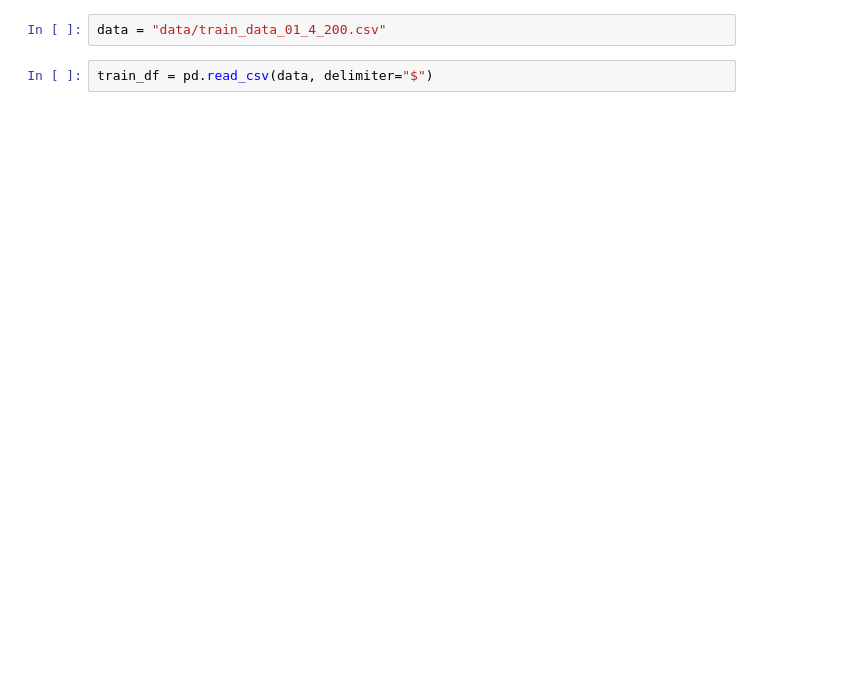
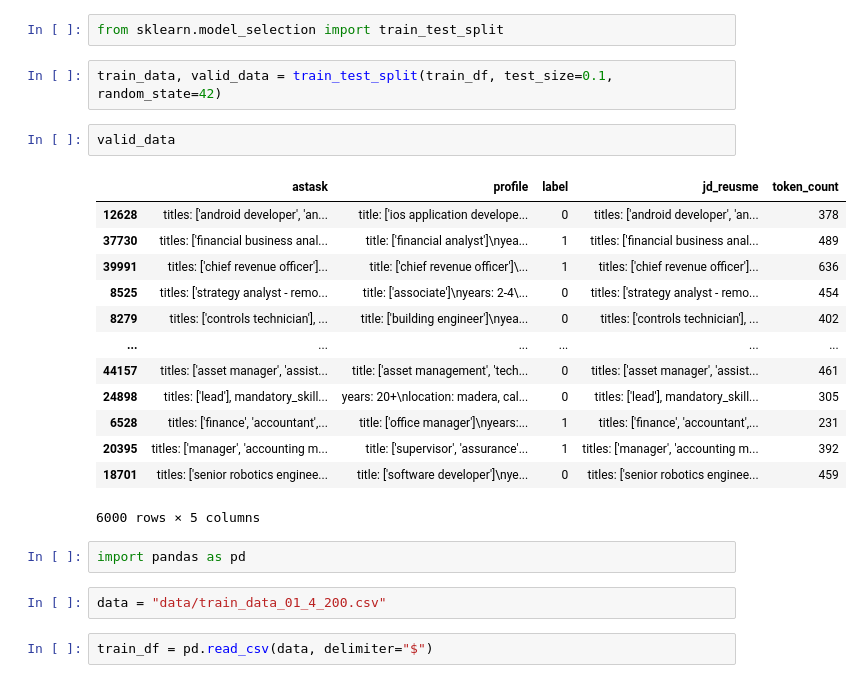
Before and after one commit to ruian1/llama_training, a Jupyter notebook: check_data.ipynb, the cells around one changed output. Drawn from its saved outputs; the diff is of its cells as text; blank space fills up the shorter version.

```diff
--- a/check_data.ipynb
+++ b/check_data.ipynb
@@ -19,3 +86,25 @@ from llama_dataloader import BinaryClassificationDataset
+# %%
+from sklearn.model_selection import train_test_split
+# %%
+train_data, valid_data = train_test_split(train_df, test_size=0.1, random_state=42)
+# %%
+valid_data
+# %% [output]
+|  | astask | profile | label | jd_reusme | token_count |
+| 12628 | titles: ['android developer', 'an... | title: ['ios application develope... | 0 | titles: ['android developer', 'an... | 378 |
+| 37730 | titles: ['financial business anal... | title: ['financial analyst']\nyea... | 1 | titles: ['financial business anal... | 489 |
+| 39991 | titles: ['chief revenue officer']... | title: ['chief revenue officer']\... | 1 | titles: ['chief revenue officer']... | 636 |
+| 8525 | titles: ['strategy analyst - remo... | title: ['associate']\nyears: 2-4\... | 0 | titles: ['strategy analyst - remo... | 454 |
+| 8279 | titles: ['controls technician'], ... | title: ['building engineer']\nyea... | 0 | titles: ['controls technician'], ... | 402 |
+| ... | ... | ... | ... | ... | ... |
+| 44157 | titles: ['asset manager', 'assist... | title: ['asset management', 'tech... | 0 | titles: ['asset manager', 'assist... | 461 |
+| 24898 | titles: ['lead'], mandatory_skill... | years: 20+\nlocation: madera, cal... | 0 | titles: ['lead'], mandatory_skill... | 305 |
+| 6528 | titles: ['finance', 'accountant',... | title: ['office manager']\nyears:... | 1 | titles: ['finance', 'accountant',... | 231 |
+| 20395 | titles: ['manager', 'accounting m... | title: ['supervisor', 'assurance'... | 1 | titles: ['manager', 'accounting m... | 392 |
+| 18701 | titles: ['senior robotics enginee... | title: ['software developer']\nye... | 0 | titles: ['senior robotics enginee... | 459 |
+6000 rows × 5 columns
+# %%
+import pandas as pd
 # %%
 data = "data/train_data_01_4_200.csv"
 # %%
```
Also changed, not shown: parts of 19 cells of this notebook, 10 other files.
